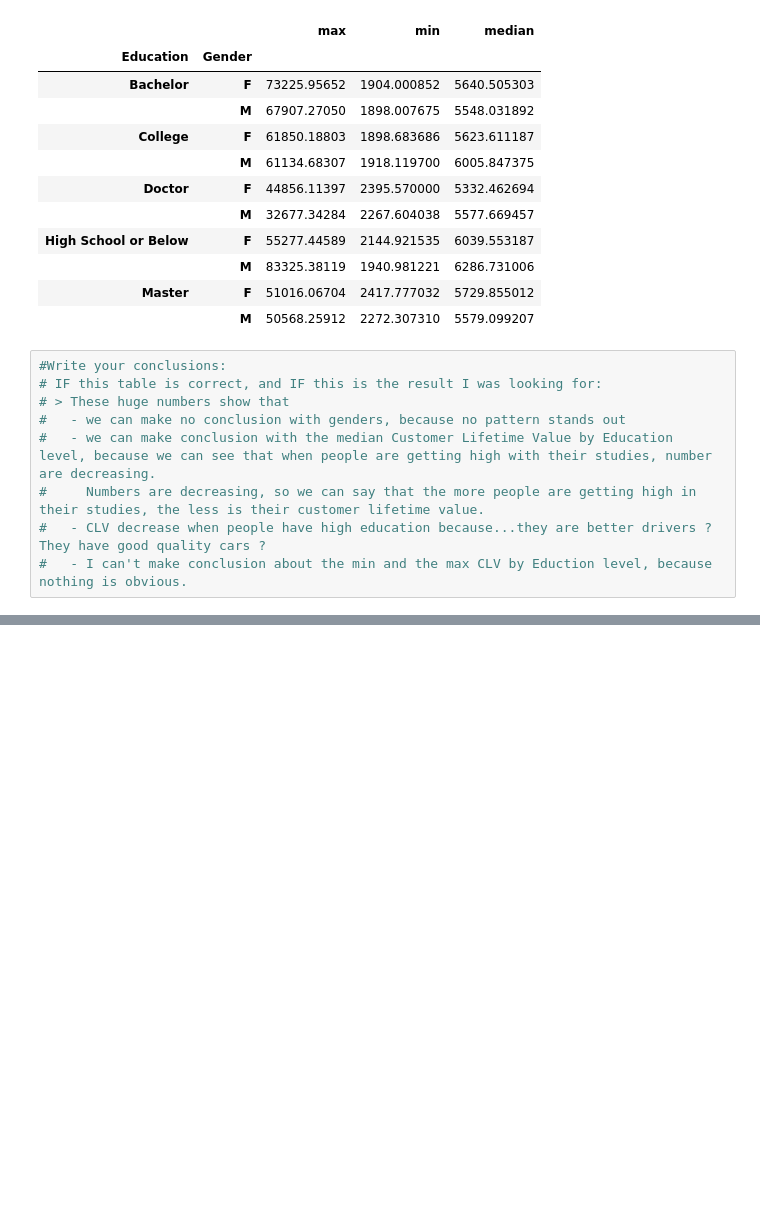
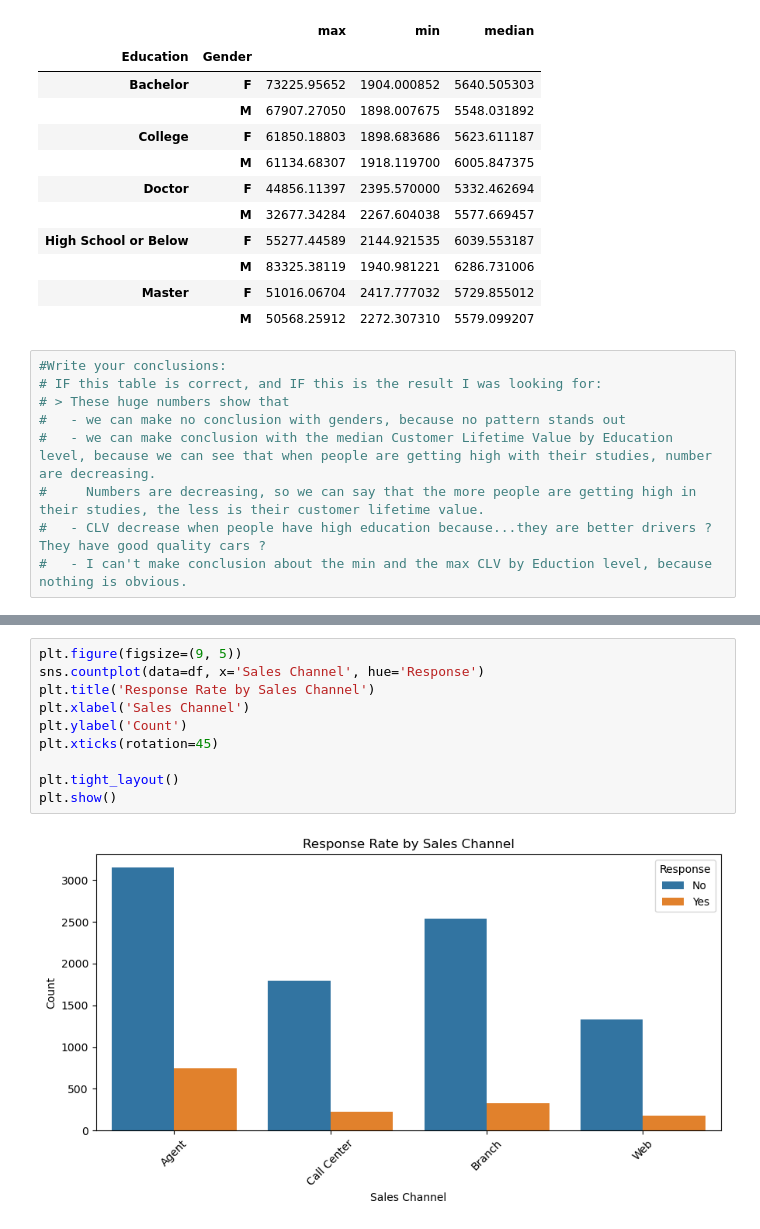
Before and after one commit to Claire540/lab-dw-data-aggregation-and-filtering, a Jupyter notebook: lab-dw-aggregating.ipynb, the cells around one changed output, grey strips where cells are left out. Drawn from its saved outputs; the diff is of its cells as text; blank space fills up the shorter version.

```diff
--- a/lab-dw-aggregating.ipynb
+++ b/lab-dw-aggregating.ipynb
@@ -206,0 +323,12 @@ df.groupby(['Education', 'Gender'])['Customer Lifetime Value'].agg(['max', 'min'
+# %%
+plt.figure(figsize=(9, 5))
+sns.countplot(data=df, x='Sales Channel', hue='Response')
+plt.title('Response Rate by Sales Channel')
+plt.xlabel('Sales Channel')
+plt.ylabel('Count')
+plt.xticks(rotation=45)
+
+plt.tight_layout()
+plt.show()
+# %% [output]
+[figure, added]
```
Also changed, not shown: parts of 19 cells of this notebook.
